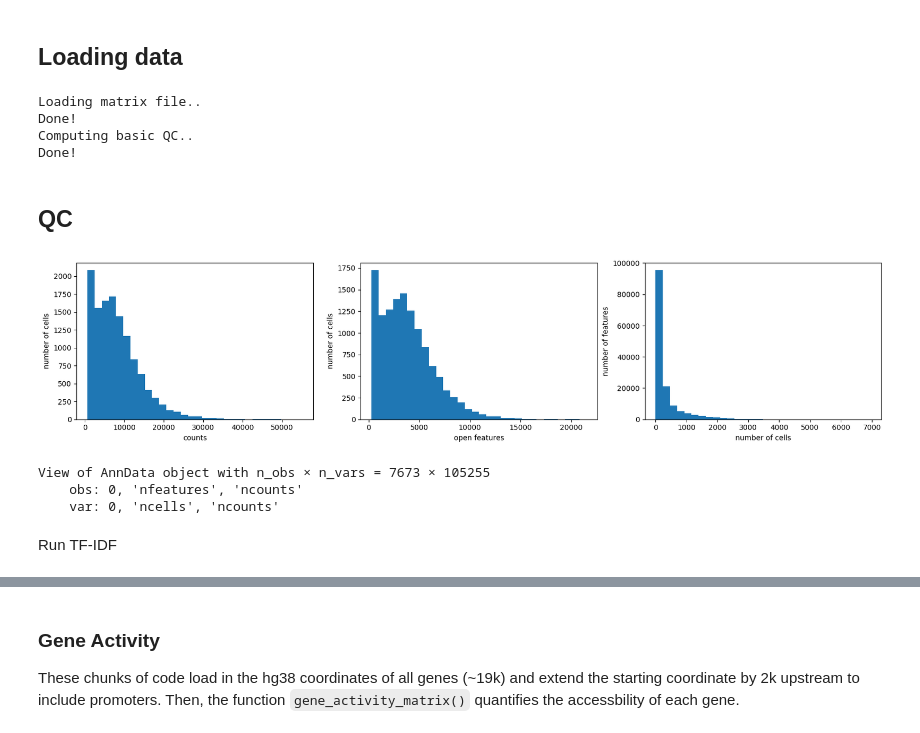
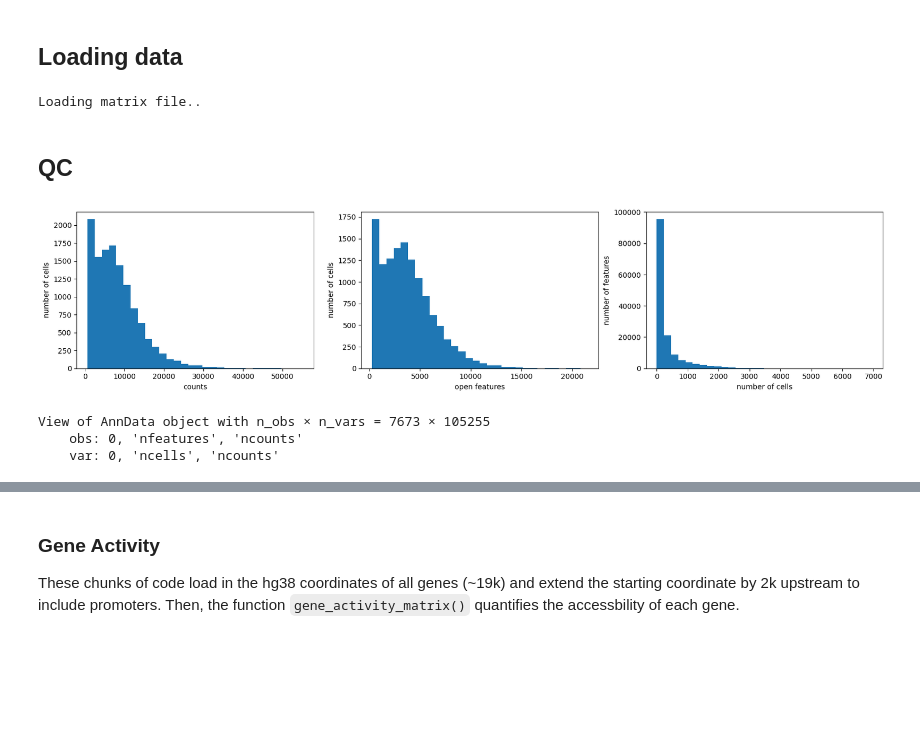
Before and after one commit to aselewa/episcan, a Jupyter notebook: organoids_ATAC_s1.ipynb, the cells around one changed output, grey strips where cells are left out. Cells and saved outputs as stored; diff of their text form; code cells hidden in the pictures; blank space fills up the shorter version.

```diff
--- a/organoids_ATAC_s1.ipynb
+++ b/organoids_ATAC_s1.ipynb
@@ -11,18 +16,15 @@ warnings.filterwarnings('ignore')
 ## Loading data
 # %%
 fdir = '../scATAC-seq_Alan/RC2_Benchmark/HE021320A/outs/filtered_peak_bc_matrix/'
-myobj = CreateEpiAnnData(fdir)
+myobj = episcan.CreateEpiAnnData(fdir)
 # %% [output]
 Loading matrix file..
-Done!
-Computing basic QC..
-Done!
 # %%
 myobj_raw = myobj #freeze
 # %% [markdown]
 ## QC
-# %%
-plot_simple_qc(myobj)
-# %% [output]
-[figure, removed]
+# %%
+episcan.plot_simple_qc(myobj)
+# %% [output]
+[figure, added]
 # %%
@@ -35,6 +37,4 @@ myobj
 View of AnnData object with n_obs × n_vars = 7673 × 105255
     obs: 0, 'nfeatures', 'ncounts'
     var: 0, 'ncells', 'ncounts'
-# %% [markdown]
-Run TF-IDF
 # %%
```
Also changed, not shown: parts of 34 cells of this notebook, 7 other files.
